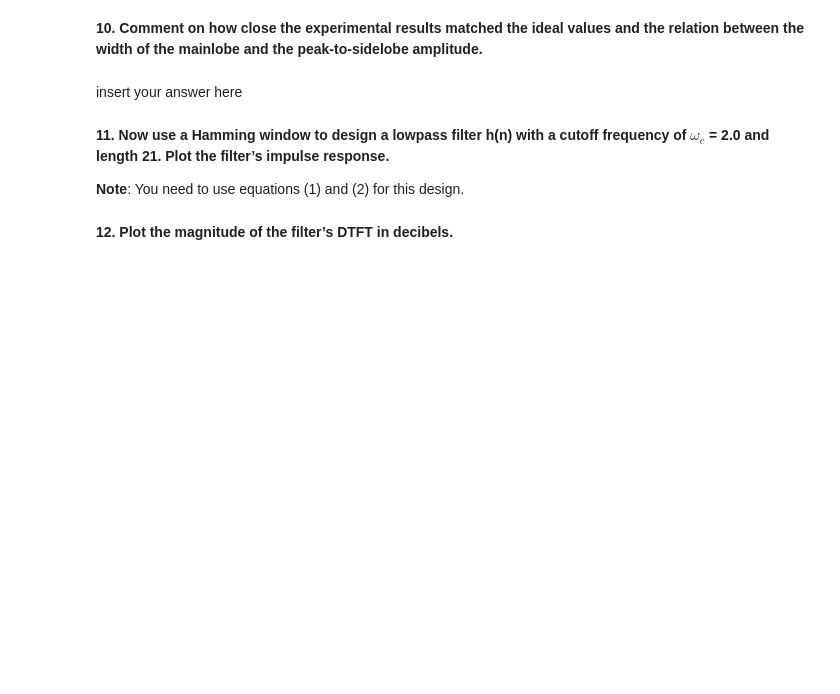
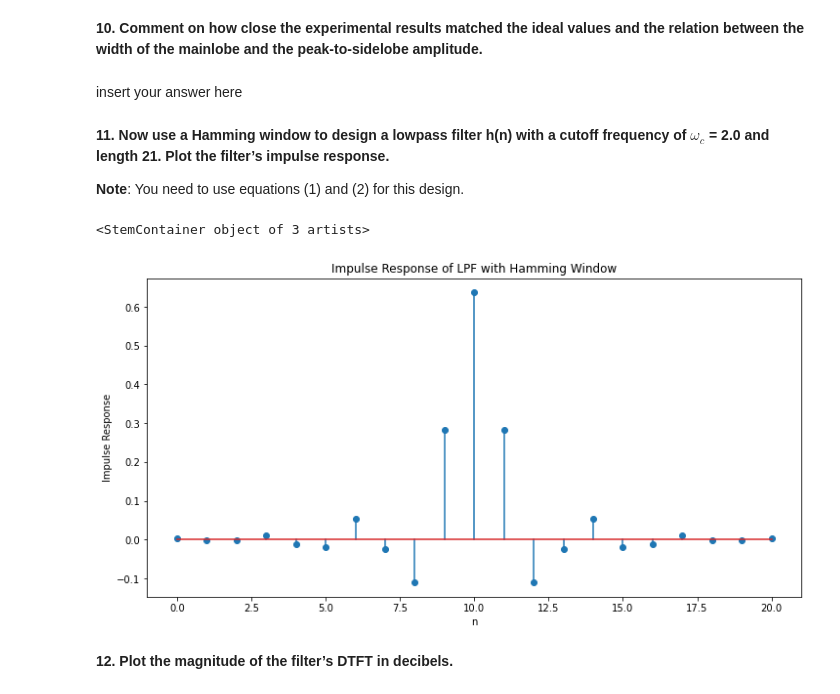
Before and after one commit to cdavin2/dsp_lab05b, a Jupyter notebook: lab05b_final_report.ipynb, the cells around one changed output. Cells and saved outputs as stored; diff of their text form; code cells hidden in the pictures; blank space fills up the shorter version.

```diff
--- a/lab05b_final_report.ipynb
+++ b/lab05b_final_report.ipynb
@@ -175,10 +187,10 @@ plt.figure()
 # %% [markdown]
 After you obtain the measurements, run the following cell to make the plot not interactive.
 # %%
-# make the plot not interactive
-%matplotlib inline
-# specify the size of the plot
-plt.rcParams['figure.figsize'] = (12, 6)
+# # make the plot not interactive
+# %matplotlib inline
+# # specify the size of the plot
+# plt.rcParams['figure.figsize'] = (12, 6)
 # %% [markdown]
 **10. Comment on how close the experimental results matched the ideal values and the relation between the width of the mainlobe and the peak-to-sidelobe amplitude.**
 # %% [markdown]
@@ -192,2 +202,17 @@ insert your answer here
+# %%
+# insert your code here
+lpf_n = np.linspace(0, 20, 21)
+N = len(lpf_n)
+w = 2
+
+lpf_hamming_impulse = hamming(N) * (w/np.pi) * np.sinc( (w/np.pi) * (lpf_n - ( (N-1)/2) )  )
+
+plt.title("Impulse Response of LPF with Hamming Window")
+plt.ylabel("Impulse Response")
+plt.xlabel("n")
+plt.stem(lpf_n, lpf_hamming_impulse)
+# %% [output]
+<StemContainer object of 3 artists>
+[figure, added]
 # %% [markdown]
 **12. Plot the magnitude of the filter’s DTFT in decibels.**
```
Also changed, not shown: parts of 30 cells of this notebook.
